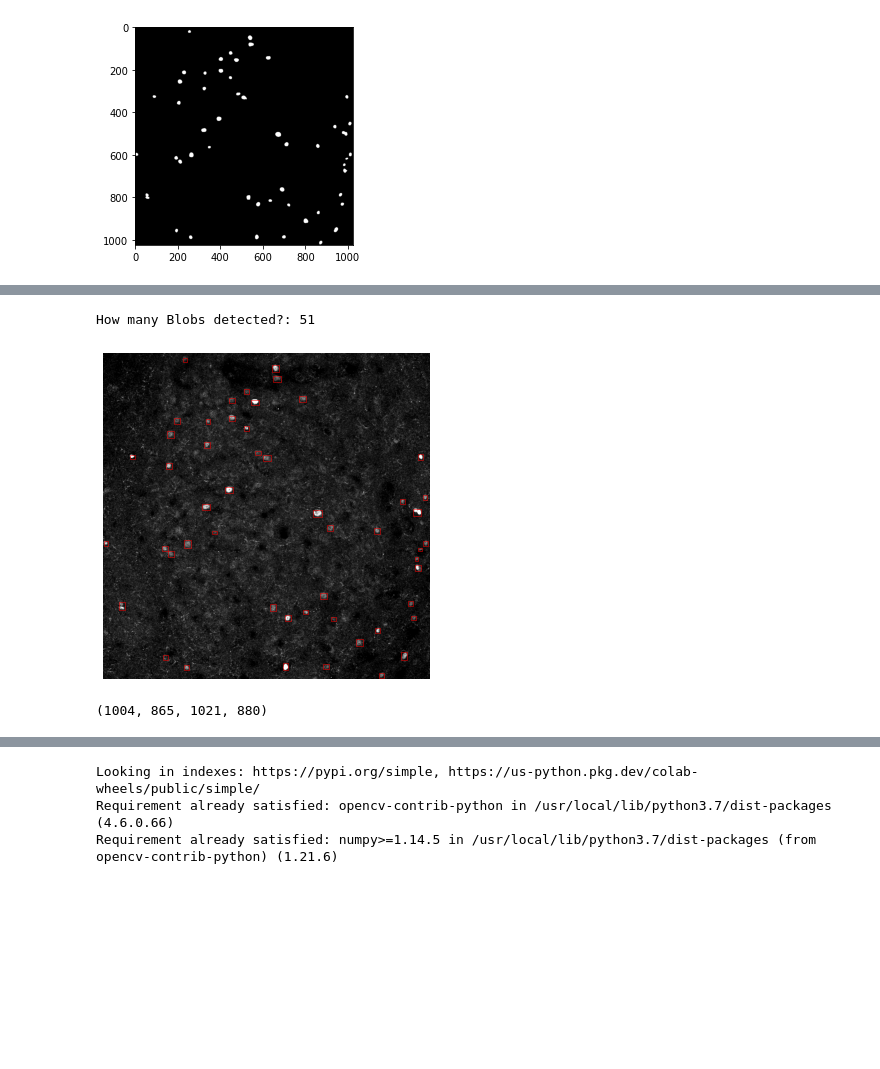
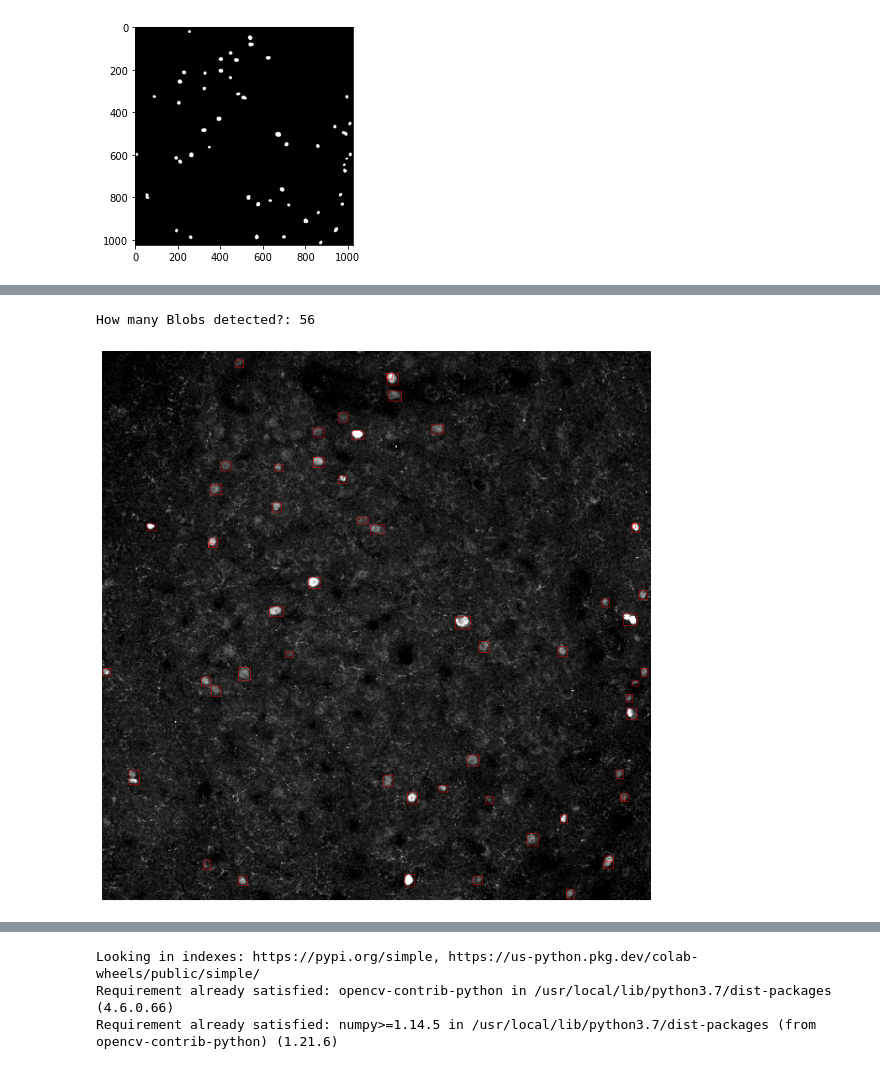
Before and after one commit to Ashu156/Image-Processing, a Jupyter notebook: cFos_segmentation_deepflash2.ipynb, the cells around one changed output, grey strips where cells are left out. Cells and saved outputs as stored; diff of their text form; code cells hidden in the pictures; blank space fills up the shorter version.

```diff
--- a/cFos_segmentation_deepflash2.ipynb
+++ b/cFos_segmentation_deepflash2.ipynb
@@ -187,3 +187,26 @@ np.max(ashu)
 # %% [output]
 1
 [figure]
+# %%
+distance = ndi.distance_transform_edt(masks[9])
+coords = peak_local_max(distance, footprint=np.ones((30, 30)), labels = masks[9])
+mask = np.zeros(distance.shape, dtype=bool)
+mask[tuple(coords.T)] = True
+markers, _ = ndi.label(mask)
+labels = watershed(-distance, markers, mask = masks[9])
+
+fig, axes = plt.subplots(ncols=3, figsize=(9, 3), sharex=True, sharey=True)
+ax = axes.ravel()
+
+ax[0].imshow(ashu, cmap=plt.cm.gray)
+ax[0].set_title('Overlapping objects')
+ax[1].imshow(-distance, cmap=plt.cm.gray)
+ax[1].set_title('Distances')
+ax[2].imshow(labels, cmap=plt.cm.nipy_spectral)
+ax[2].set_title('Separated objects')
+
+for a in ax:
+    a.set_axis_off()
+
+fig.tight_layout()
+plt.show()
@@ -190,32 +215,28 @@ np.max(ashu)
 # %%
 from skimage.measure import label, regionprops
 from skimage.segmentation import watershed
 import matplotlib.patches as mpatches
 
 # ashu_watershed = watershed(ashu, markers = ashu, connectivity = 1)
 # plt.imshow(ashu_watershed)
-sample_l = label(ashu)
+sample_l = label(labels)
 sample_rp = regionprops(sample_l)
 print('How many Blobs detected?:', len(sample_rp))
 
 
-fig, ax = plt.subplots(figsize=(6, 6))
+fig, ax = plt.subplots(figsize=(12, 12))
 ax.imshow(image, cmap = 'gray')
 
 for region in regionprops(sample_l):
     # take regions with large enough areas
     # if region.area >= 100:
         # draw rectangle around segmented coins
       minr, minc, maxr, maxc = region.bbox
       rect = mpatches.Rectangle((minc, minr), maxc - minc, maxr - minr,
                                   fill=False, edgecolor='red', linewidth=0.5)
       ax.add_patch(rect)
 
 ax.set_axis_off()
 # %% [output]
-How many Blobs detected?: 51
+How many Blobs detected?: 56
-[figure, old version]
+[figure, new version]
-# %%
-region.bbox
-# %% [output]
-(1004, 865, 1021, 880)
```
Also changed, not shown: parts of 2 cells of this notebook.
